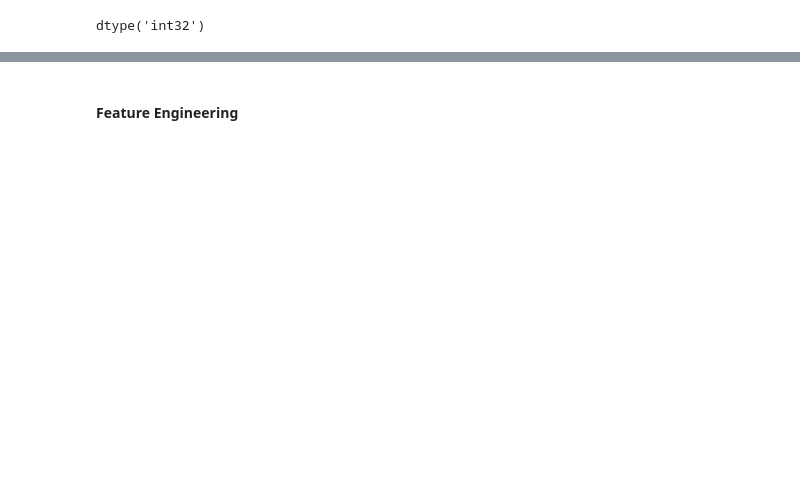
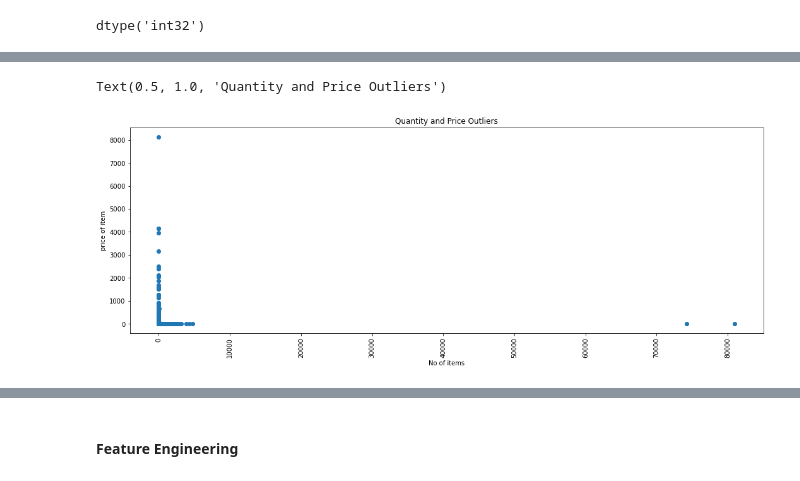
Before and after one commit to JuliaIron/Final_Project_Customer_Clustering, a Jupyter notebook: Notebook_Customer_Clustering.ipynb, the cells around one changed output, grey strips where cells are left out. Saved outputs shown, nothing was run; the diff lists cells and outputs as text; code cells hidden in the pictures; blank space fills up the shorter version.

```diff
--- a/Notebook_Customer_Clustering.ipynb
+++ b/Notebook_Customer_Clustering.ipynb
@@ -304,0 +332,10 @@ dtype('int32')
+# %%
+plt.figure(figsize = (18,6))
+plt.scatter(data = df_clean, x = "Quantity", y = "UnitPrice")
+plt.xticks(rotation = 90)
+plt.xlabel("No of items")
+plt.ylabel("price of item")
+plt.title("Quantity and Price Outliers")
+# %% [output]
+Text(0.5, 1.0, 'Quantity and Price Outliers')
+[figure, added]
```
Also changed, not shown: parts of 38 cells of this notebook.
